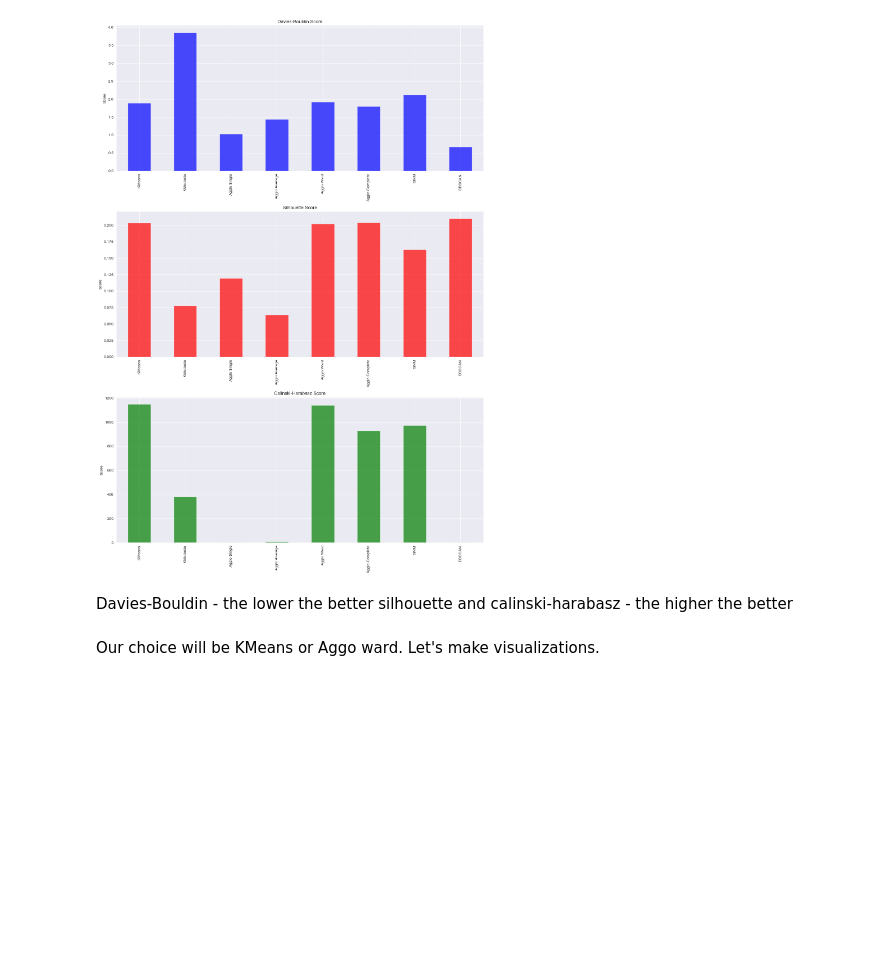
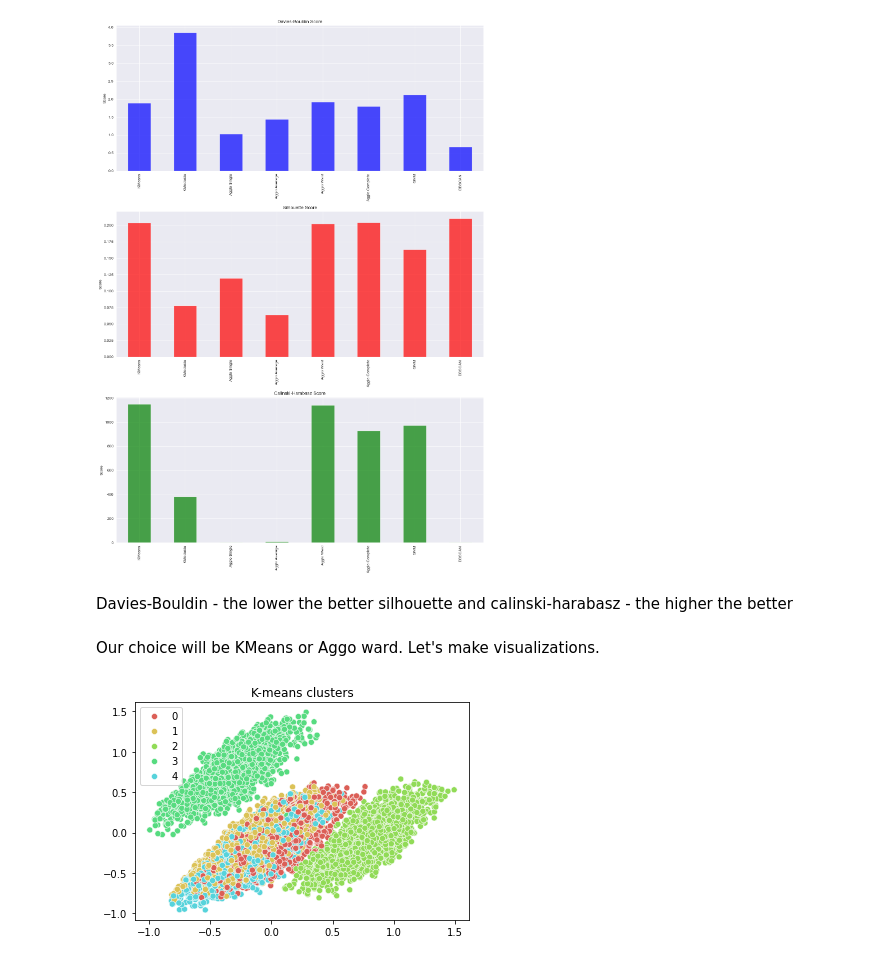
Before and after one commit to annaostrowska03/Soccer-Players-Clustering, a Jupyter notebook: final/final.ipynb, the cells around one changed output. Drawn from its saved outputs; the diff is of its cells as text; code cells hidden in the pictures; blank space fills up the shorter version.

```diff
--- a/final/final.ipynb
+++ b/final/final.ipynb
@@ -628,3 +630,13 @@ Davies-Bouldin - the lower the better
 silhouette and calinski-harabasz - the higher the better
 # %% [markdown]
 Our choice will be KMeans or Aggo ward. Let's make visualizations.
+# %%
+from sklearn.decomposition import PCA
+pca = PCA()
+result = pca.fit_transform(sample_df)
+# %%
+sns.scatterplot(x = result[:, 0], y = result[:, 1], hue = kmeans_labels[:], palette=sns.color_palette("hls", 8))
+plt.title('K-means clusters')
+plt.show()
+# %% [output]
+[figure, added]
```
Also changed, not shown: parts of 12 cells of this notebook.
